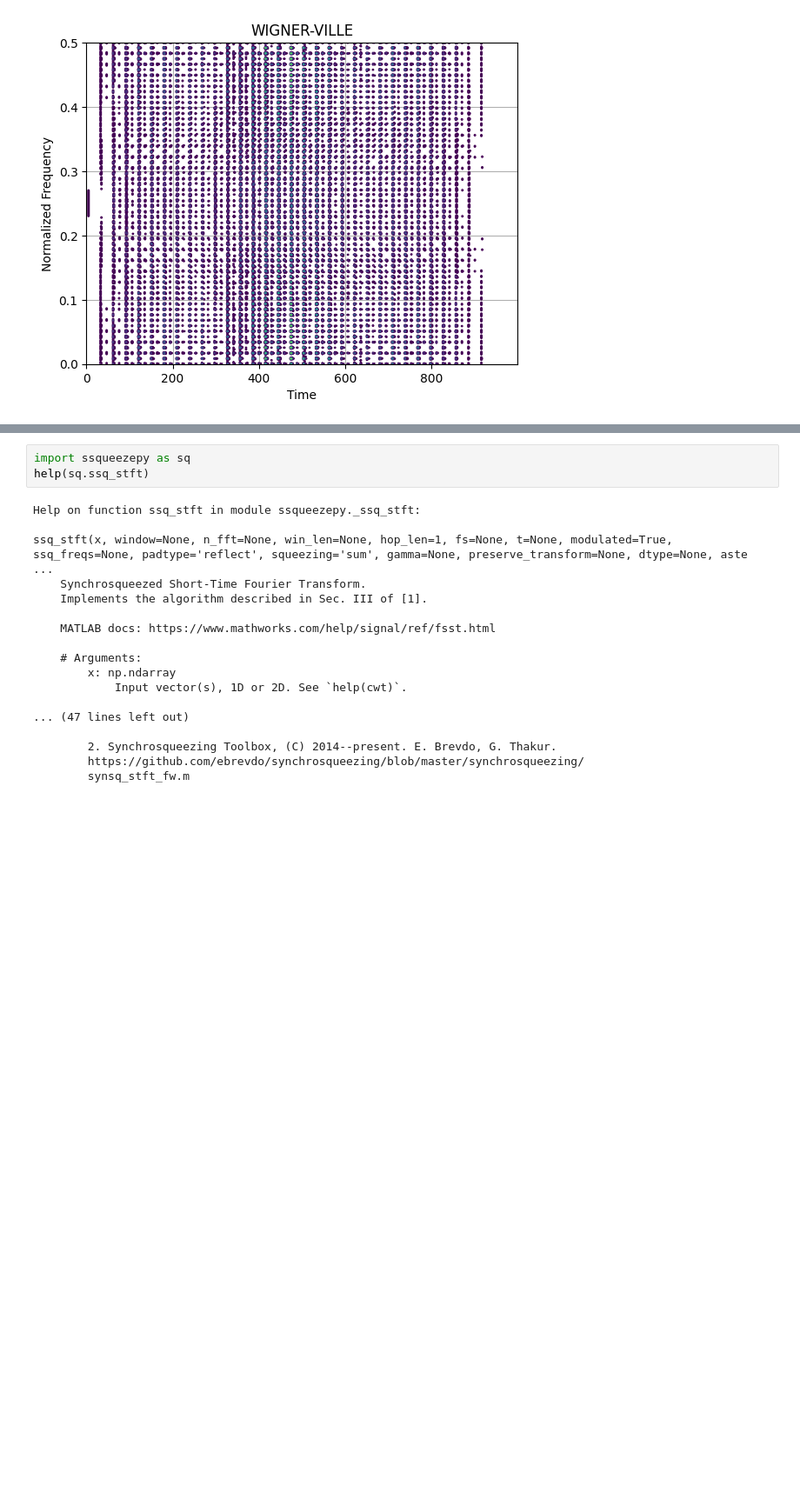
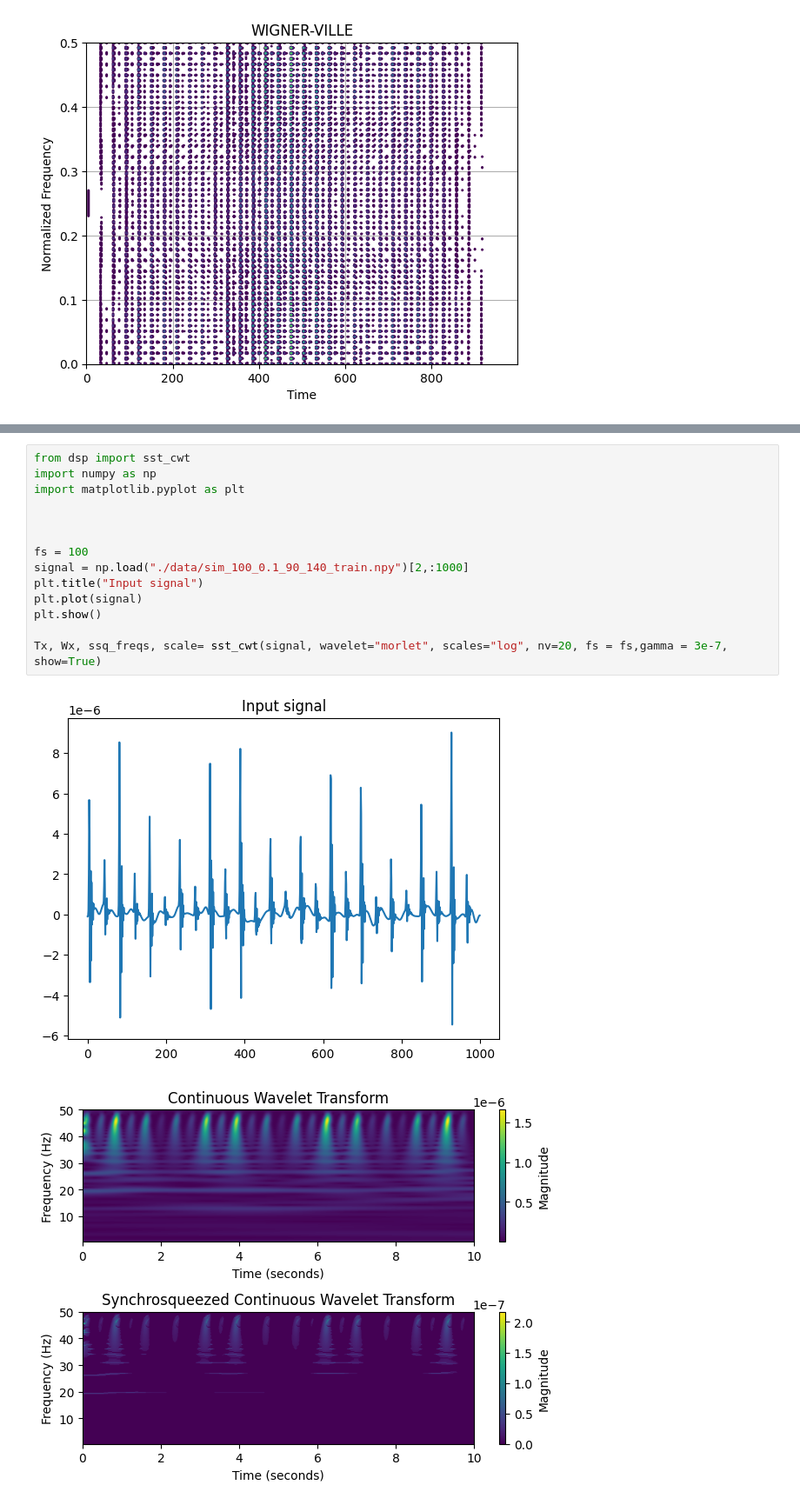
Before and after one commit to darcy1zhang/Tutorial, a Jupyter notebook: Example.ipynb, the cells around one changed output, grey strips where cells are left out. Shown at 87% size. Drawn from its saved outputs; the diff is of its cells as text; blank space fills up the shorter version.

```diff
--- a/Example.ipynb
+++ b/Example.ipynb
@@ -487,21 +481,17 @@ plt.show()
-# %%
-import ssqueezepy as sq
-help(sq.ssq_stft)
-# %% [output]
-Help on function ssq_stft in module ssqueezepy._ssq_stft:
-
-ssq_stft(x, window=None, n_fft=None, win_len=None, hop_len=1, fs=None, t=None, modulated=True, ssq_freqs=None, padtype='reflect', squeezing='sum', gamma=None, preserve_transform=None, dtype=None, aste ...
-    Synchrosqueezed Short-Time Fourier Transform.
-    Implements the algorithm described in Sec. III of [1].
-
-    MATLAB docs: https://www.mathworks.com/help/signal/ref/fsst.html
-
-    # Arguments:
-        x: np.ndarray
-            Input vector(s), 1D or 2D. See `help(cwt)`.
-
-... (47 lines left out)
-
-        2. Synchrosqueezing Toolbox, (C) 2014--present. E. Brevdo, G. Thakur.
-        https://github.com/ebrevdo/synchrosqueezing/blob/master/synchrosqueezing/
-        synsq_stft_fw.m
+# %%
+from dsp import sst_cwt
+import numpy as np
+import matplotlib.pyplot as plt
+
+
+
+fs = 100
+signal = np.load("./data/sim_100_0.1_90_140_train.npy")[2,:1000]
+plt.title("Input signal")
+plt.plot(signal)
+plt.show()
+
+Tx, Wx, ssq_freqs, scale= sst_cwt(signal, wavelet="morlet", scales="log", nv=20, fs = fs,gamma = 3e-7, show=True)
+# %% [output]
+[figure, added]
+[figure, added]
```
Also changed, not shown: parts of 4 cells of this notebook, 1 other file.
